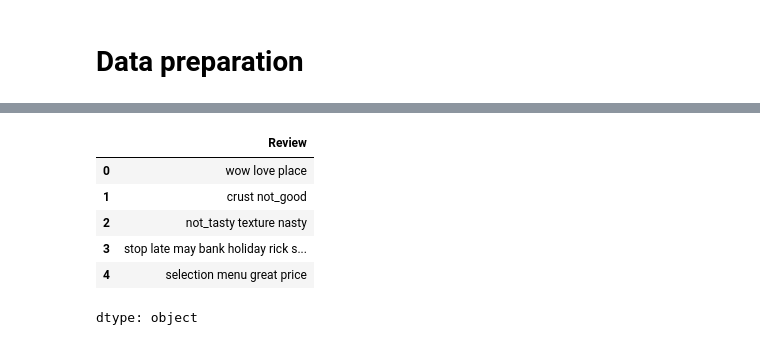
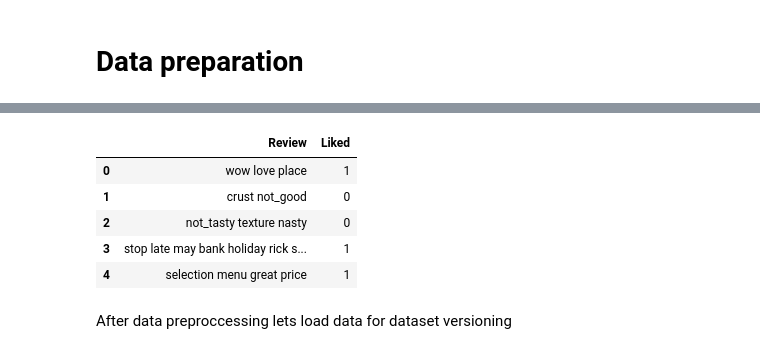
Before and after one commit to PigStep/Restourant-Sentimental-Analys-ML-based, a Jupyter notebook: experiment_notebook/data_preparation.ipynb, the cells around one changed output, grey strips where cells are left out. Saved outputs shown, nothing was run; the diff lists cells and outputs as text; code cells hidden in the pictures.

```diff
--- a/experiment_notebook/data_preparation.ipynb
+++ b/experiment_notebook/data_preparation.ipynb
@@ -88,19 +89,18 @@ def merge_negative_tokens(tokens):
 # %%
 def preprocessText(text):
   text = clean_text(text)
   tokens = tokenizeTxt(text)
   tokens = remove_stopwords(tokens)
   tokens = lemmatize(tokens)
   tokens = merge_negative_tokens(tokens)
   return ' '.join(tokens)
 
-df = dataset["Review"].apply(preprocessText)
-df.head()
+dataset["Review"] = dataset["Review"].apply(preprocessText)
+dataset.head()
 # %% [output]
-|  | Review |
-| 0 | wow love place |
-| 1 | crust not_good |
-| 2 | not_tasty texture nasty |
-| 3 | stop late may bank holiday rick s... |
-| 4 | selection menu great price |
+|  | Review | Liked |
+| 0 | wow love place | 1 |
+| 1 | crust not_good | 0 |
+| 2 | not_tasty texture nasty | 0 |
+| 3 | stop late may bank holiday rick s... | 1 |
+| 4 | selection menu great price | 1 |
-dtype: object
@@ -106,0 +111,2 @@ dtype: object
+# %% [markdown]
+After data preproccessing lets load data for dataset versioning
```
Also changed, not shown: parts of 9 cells of this notebook.
